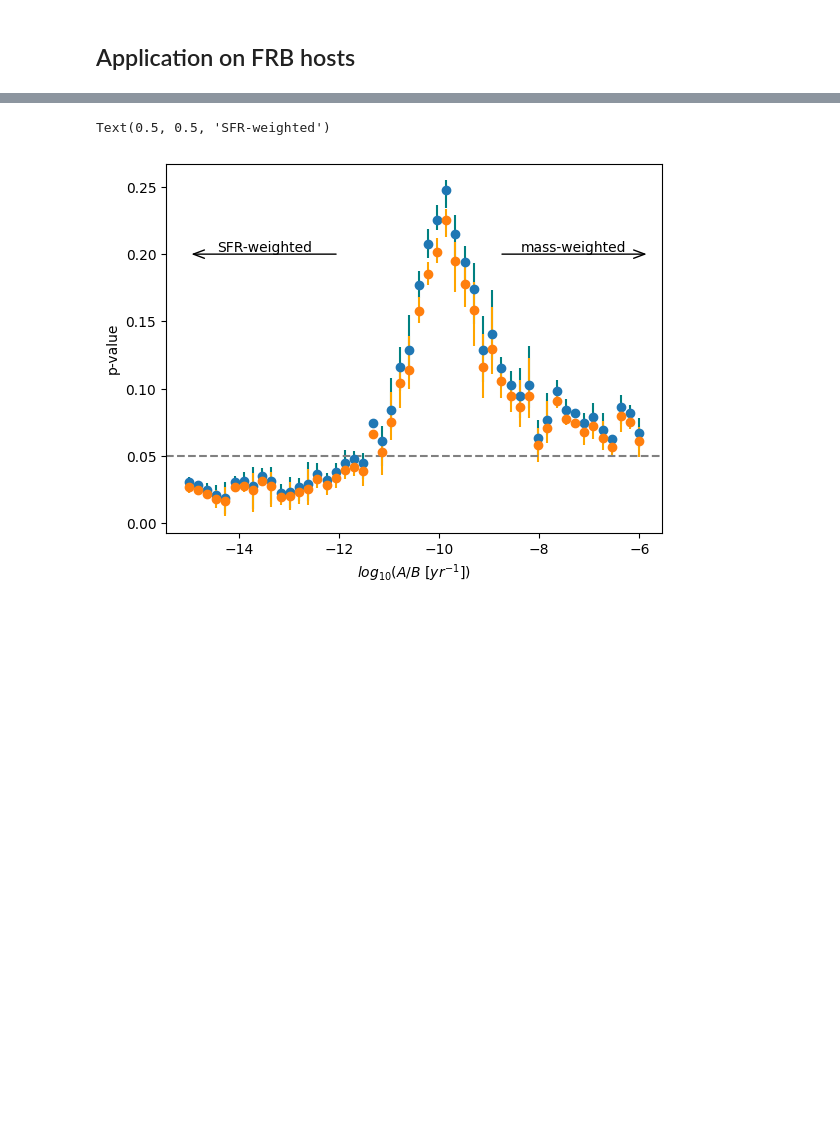
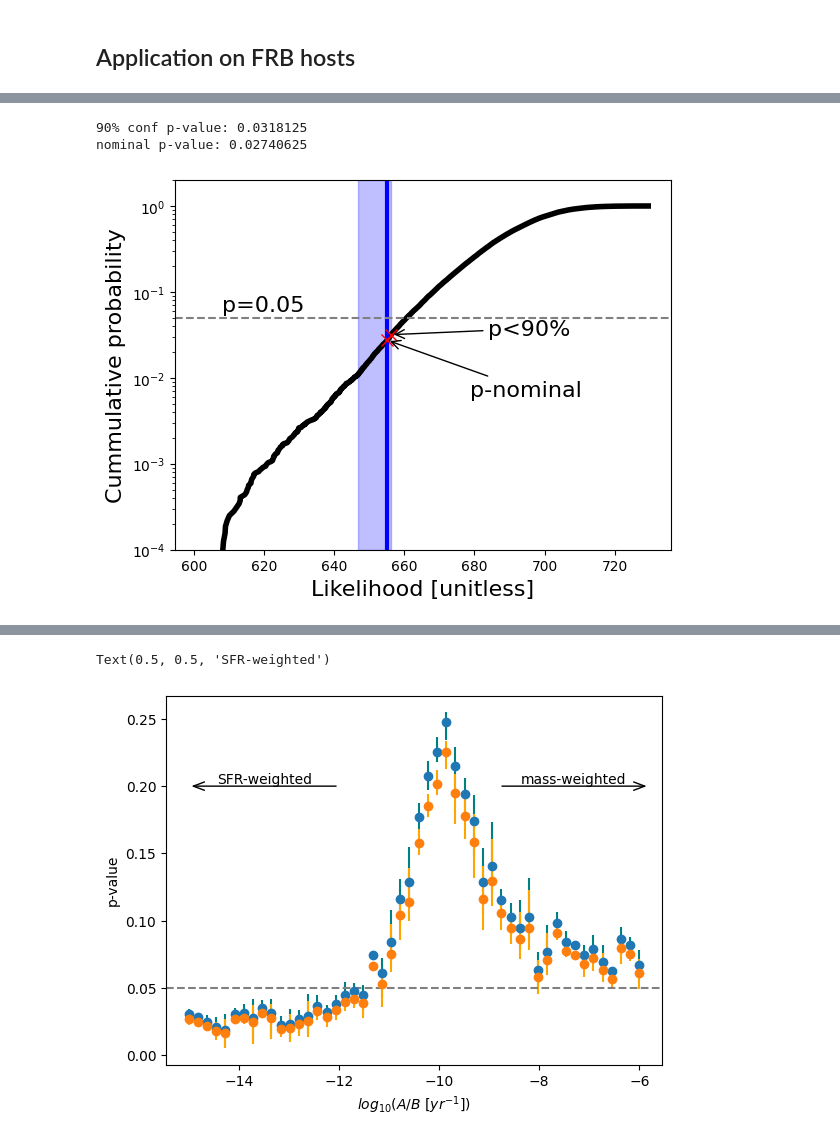
Before and after one commit to hoasaf3/host-galaxies-stats, a Jupyter notebook: frb_hosts_stats.ipynb, the cells around one changed output, grey strips where cells are left out. Saved outputs shown, nothing was run; the diff lists cells and outputs as text; code cells hidden in the pictures; blank space fills up the shorter version.

```diff
--- a/frb_hosts_stats.ipynb
+++ b/frb_hosts_stats.ipynb
@@ -401 +491,65 @@ logb = 0   # -3 to 1
+# %%
+''' Figure 2 - plot CDF with p90 and pnom '''
+import matplotlib.patches as patches
+
+frb_values = np.vstack([np.log10(frb_hosts['Mstar']) ,np.log10(frb_hosts['SFR']), frb_hosts['z']])
+
+#z_to_logpdf = logpdfs.create_z_to_logpdf(frb_hosts, prob_density, 1, 0)  # masss-weighted
+#z_to_logpdf = logpdfs.create_z_to_logpdf(frb_hosts, prob_density, 0, 1)  # sfr-weighted
+z_to_logpdf = {z: get_gc_weighted_logpdf(
+                    logpdfs.get_logpdf(z, prob_density))
+               for z in frb_hosts['z']}  # gc-weighted
+
+frbs_nominal_likelihood = mc.calc_weighted_likelihood(z_to_logpdf, frb_values.T)
+p_90, p_nom, samples_cdf, lklhds_cdf = mc.calc_p90(frb_hosts, z_to_logpdf, frbs_nominal_likelihood)
+
+bottom, top = lklhds_cdf.y[1], lklhds_cdf.y[-1]
+left, right = np.percentile(lklhds_cdf.x, [10, 90])
+
+# add rect from 10% to 90%
+rect = patches.Rectangle((left, bottom), right - left,
+                         2 * (top - bottom), # rect will be somewhat taller than the CDF plot
+                         color='blue')
+rect.set_alpha(0.25)
+
+ax = plt.gca()
+ax.plot(samples_cdf.x, samples_cdf.y, color='black', linewidth=4)
+ax.add_patch(rect)
+ax.set_yscale('log', nonpositive='clip')
+ax.set_ylim([bottom, 2*top])
+
+# add nominal pvalue line
+ax.axvline(frbs_nominal_likelihood, color='blue', label='FRBs nominal likelihood', linewidth=3)
+
+# add p=0.05 line
+ax.axhline(0.05, color='grey', linestyle='--')
+ax.annotate('p=0.05', fontsize=16,
+            xy=(samples_cdf.x[2], 0.06))  # change manually x location
+
+# draw intesection points and annotate
+ax.plot(frbs_nominal_likelihood, p_nom,
+        marker='x', markersize=8, color='red')
+ax.annotate('p-nominal',
+            xy=(frbs_nominal_likelihood, p_nom), xycoords='data', fontsize=16,
+            xytext=(100, -40), textcoords='offset points',  # change manually
+            arrowprops=dict(arrowstyle="->"),
+            horizontalalignment='center')
+
+ax.plot(right, p_90, marker='x', markersize=8, color='red')
+ax.annotate('p<90%',
+            xy=(right, p_90), xycoords='data',  fontsize=16,
+            xytext=(70, 0), textcoords='offset points',  # change manually
+            arrowprops=dict(arrowstyle="->"),
+            horizontalalignment='left')
+
+plt.xlabel('Likelihood [unitless]', fontsize=16)
+plt.ylabel('Cummulative probability', fontsize=16)
+
+#plt.savefig('Figures/mass_weighted_pval_sharma.pdf', bbox_inches='tight', transparent=True)
+print('90% conf p-value:', p_90)
+print('nominal p-value:', p_nom)
+# %% [output]
+90% conf p-value: 0.0318125
+nominal p-value: 0.02740625
+[figure, added]
 # %%
```
Also changed, not shown: parts of 24 cells of this notebook, 4 other files.
